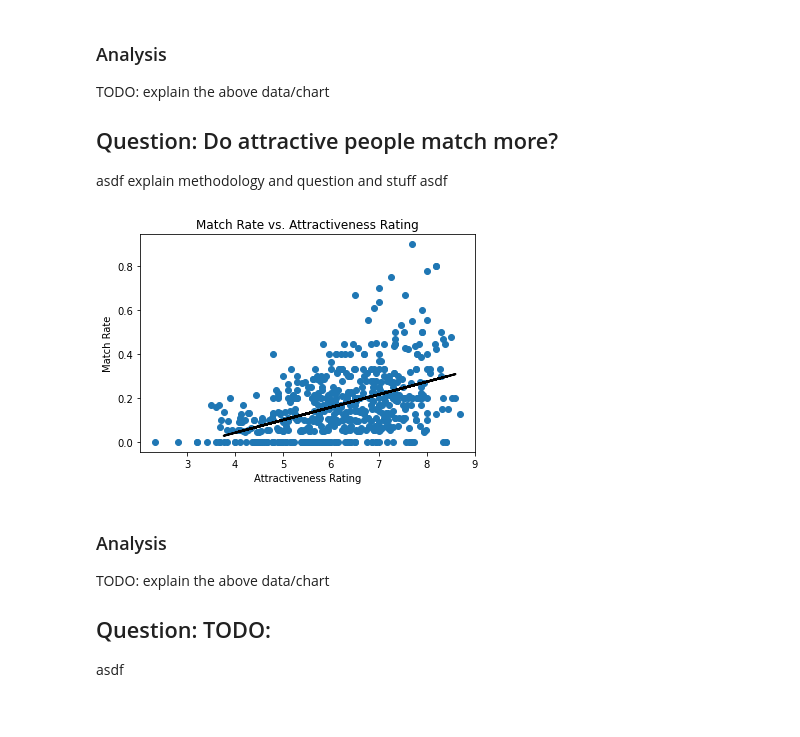
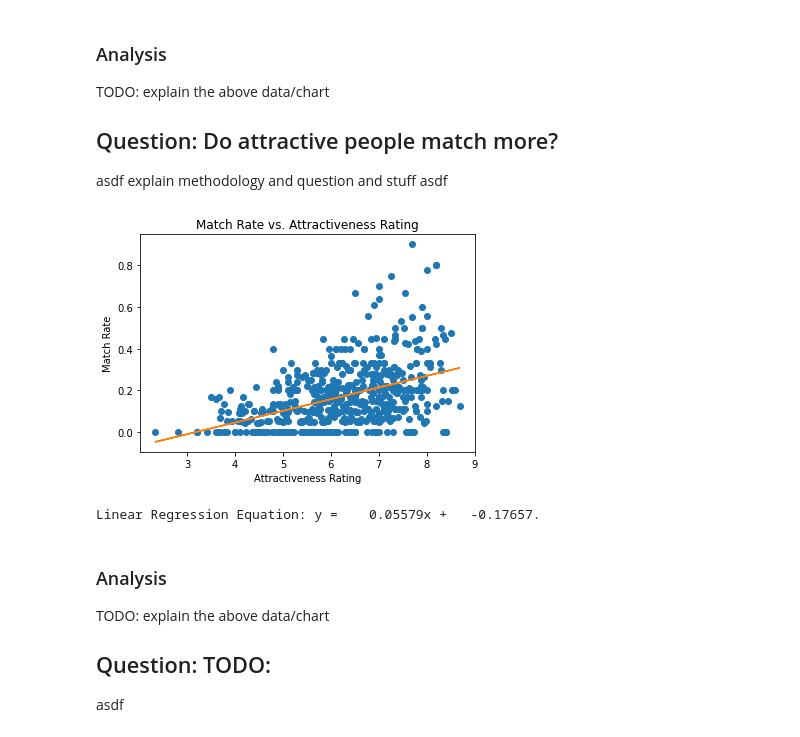
Before and after one commit to Kadekool/Speed-Dating-Exploration, a Jupyter notebook: Speed Dating Jupyter.ipynb, the cells around one changed output. Saved outputs shown, nothing was run; the diff lists cells and outputs as text; code cells hidden in the pictures.

Commit message:
Reworked linear regression

```diff
--- a/Speed Dating Jupyter.ipynb
+++ b/Speed Dating Jupyter.ipynb
@@ -66,30 +63,29 @@ asdf explain methodology and question and stuff asdf
 # %%
 # Gets a list of attractivenesses of all people and calculates the proportion of matches they made
 attractivenesses = list(personToAttractiveness.values())
 correspondingMatchRate = []
 for subjectOfInterest in iids:
     rowsOfPerson = df[(df.iid == subjectOfInterest) & (df.pid.notna())]
     matchSuccessRate = len(rowsOfPerson[rowsOfPerson.match == 1]) / len(rowsOfPerson)
     correspondingMatchRate.append(matchSuccessRate)
 
-# Linear regression TODO: this can be improved because it is currently plotted as a buncha points instead of a line
-model=LinearRegression()
-X= pd.DataFrame(attractivenesses,columns=['attractivenesses'])
-Y= pd.DataFrame(correspondingMatchRate,columns=['correspondingMatchRate'])
-X_train, X_test, Y_train, Y_test = train_test_split(X, Y, test_size=0.2, random_state=0)
-model.fit(X_train,Y_train)
-Prediction = model.predict(X_test)
+# Linear regression
+linearRegressionCoefficients = np.polyfit(attractivenesses, correspondingMatchRate, 1)
+lineFunction = np.poly1d(linearRegressionCoefficients)
 
 # Plots a scatter plot of attractiveness rating and match rate with the corresponding linear regression
 plt.figure()
-plt.plot(attractivenesses, correspondingMatchRate, 'o')
-plt.plot(X_test, Prediction, color='black', linewidth=2)
+plt.plot(attractivenesses, correspondingMatchRate, "o", attractivenesses, lineFunction(attractivenesses), "-")
 plt.title("Match Rate vs. Attractiveness Rating")
 plt.xlabel("Attractiveness Rating")
 plt.ylabel("Match Rate")
 plt.show()
+
+# Prints the linear regression equation
+print("Linear Regression Equation: y = {:10.5f}x + {:10.5f}.".format(*linearRegressionCoefficients))
 # %% [output]
-[figure, old version]
+[figure, new version]
+Linear Regression Equation: y =    0.05579x +   -0.17657.
 # %% [markdown]
 ### Analysis
 TODO: explain the above data/chart
```
Also changed, not shown: parts of 1 cell of this notebook.
